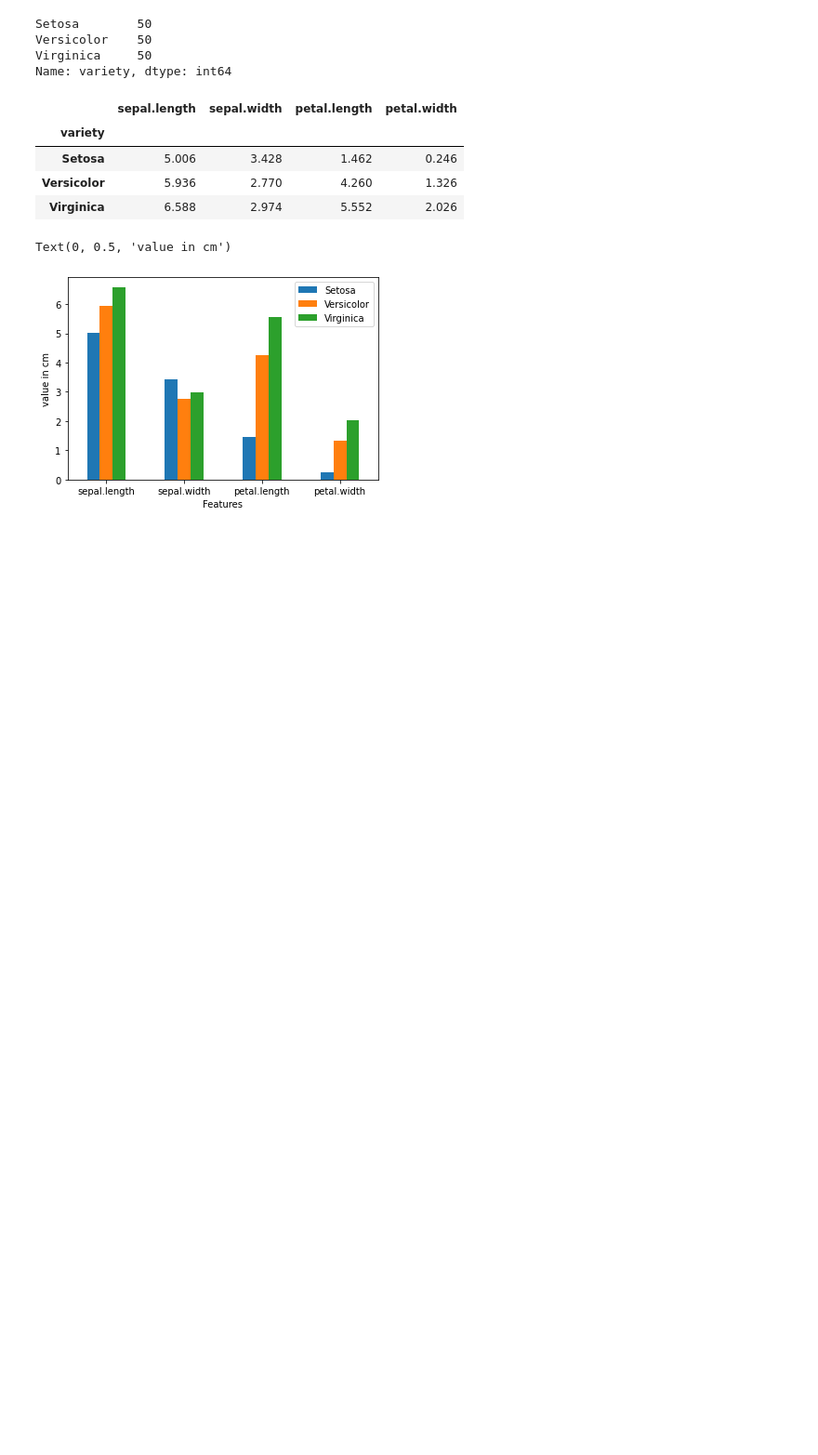
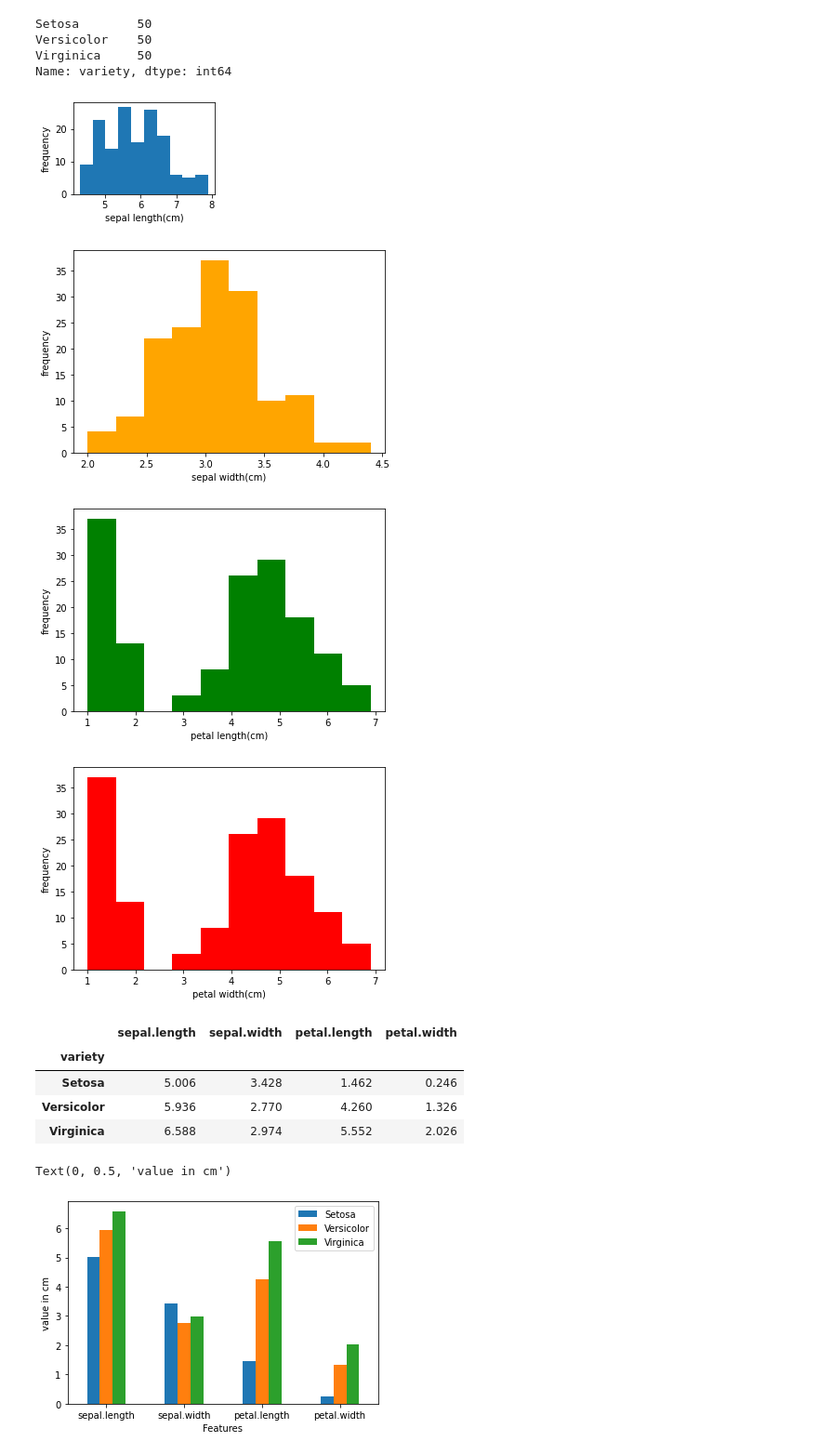
Before and after one commit to B191186/codemarka, a Jupyter notebook: Untitled4.ipynb, the cells around one changed output. Shown: that part at 93% size. Drawn from its saved outputs; the diff is of its cells as text; code cells hidden in the pictures; blank space fills up the shorter version.

```diff
--- a/Untitled4.ipynb
+++ b/Untitled4.ipynb
@@ -8,6 +8,40 @@ Setosa        50
 Versicolor    50
 Virginica     50
 Name: variety, dtype: int64
+# %%
+fig=plt.figure()
+sl=df['sepal.length']
+ax1 = fig.add_subplot(2, 2, 1)
+plt.hist(sl)
+plt.ylabel('frequency')
+plt.xlabel('sepal length(cm)')
+plt.show()
+
+sw=df['sepal.width']
+ax2 = fig.add_subplot(2, 2, 2)
+plt.hist(sw,color="orange")
+plt.ylabel('frequency')
+plt.xlabel('sepal width(cm)')
+plt.show()
+
+pl=df['petal.length']
+ax3= fig.add_subplot(2, 2, 3)
+plt.hist(pl ,color="green")
+plt.ylabel('frequency')
+plt.xlabel('petal length(cm)')
+plt.show()
+
+pw=df['petal.length']
+ax4 = fig.add_subplot(2, 2, 4)
+plt.hist(pw ,color="red")
+plt.ylabel('frequency')
+plt.xlabel('petal width(cm)')
+plt.show()
+# %% [output]
+[figure, added]
+[figure, added]
+[figure, added]
+[figure, added]
 # %%
 import matplotlib.pyplot as plt
 import pandas as pd
```
Also changed, not shown: parts of 1 cell of this notebook.
